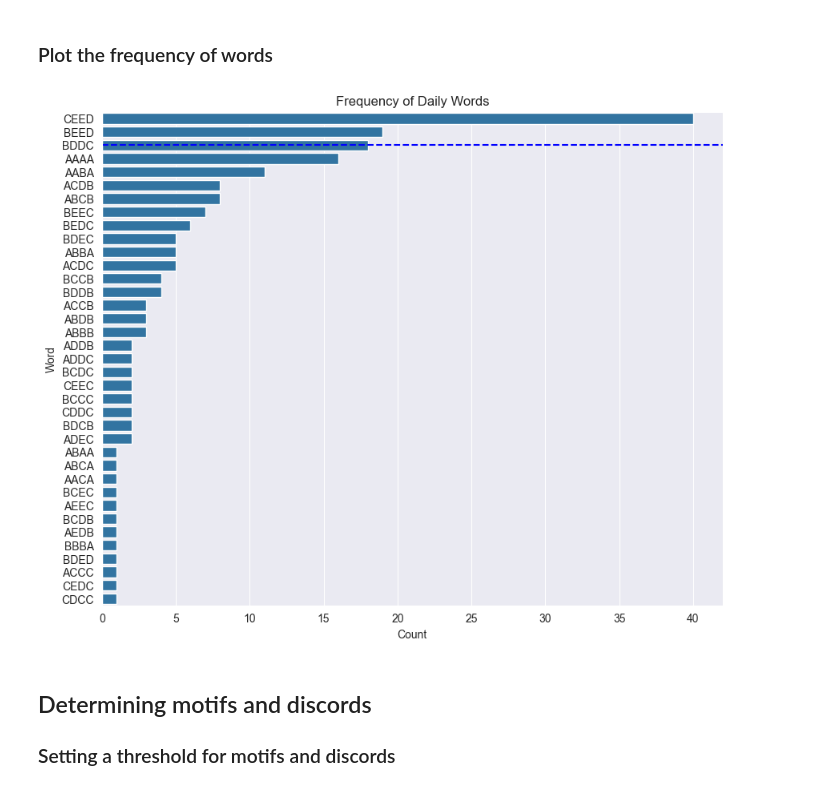
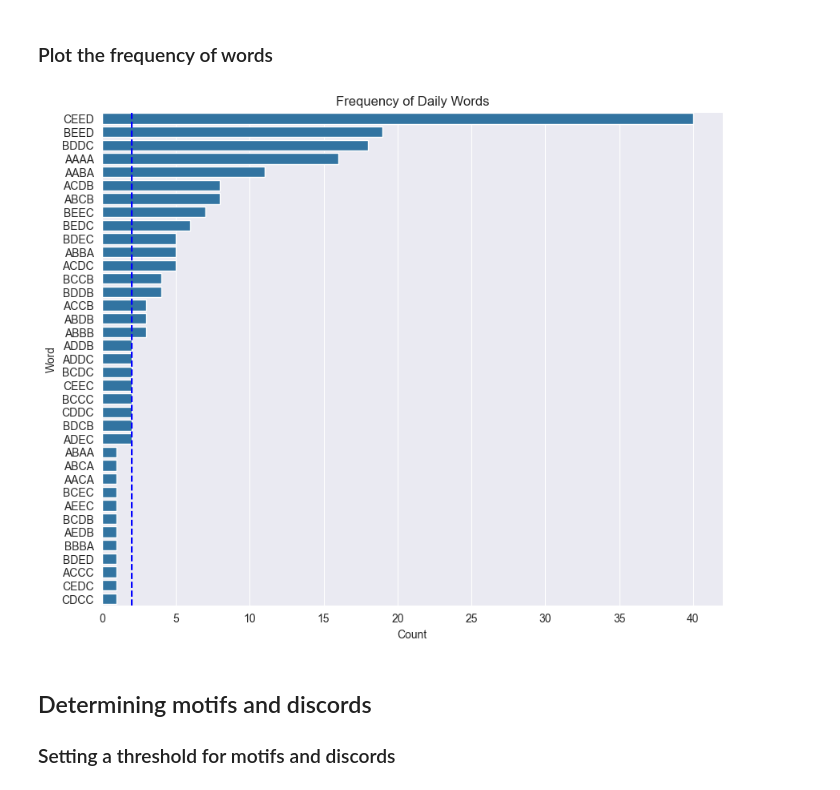
Before and after one commit to baeda-polito/geae-python, a Jupyter notebook: exercise-2/exercise-2-part-2-bonus-nb.ipynb, the cells around one changed output. Cells and saved outputs as stored; diff of their text form; code cells hidden in the pictures.

```diff
--- a/exercise-2/exercise-2-part-2-bonus-nb.ipynb
+++ b/exercise-2/exercise-2-part-2-bonus-nb.ipynb
@@ -134,14 +134,14 @@ df_PAA_pivot['word'] = pd.Categorical(df_PAA_pivot['word'], categories=word_coun
 # %%
 # Plot frequency of words
 plt.figure(figsize=(10, 8))
 sns.countplot(y='word', data=df_PAA_pivot, order=word_counts['word'])
-plt.axhline(0.05 * df_PAA_pivot['word'].value_counts().max(), color='blue', linestyle='--')
+plt.axvline(0.05 * df_PAA_pivot['word'].value_counts().max(), color='blue', linestyle='--')
 plt.title('Frequency of Daily Words')
 plt.xlabel('Count')
 plt.ylabel('Word')
 plt.show()
 # %% [output]
-[figure, old version]
+[figure, new version]
 # %% [markdown]
 ## Determining motifs and discords
 
```
Also changed, not shown: 1 other file.
